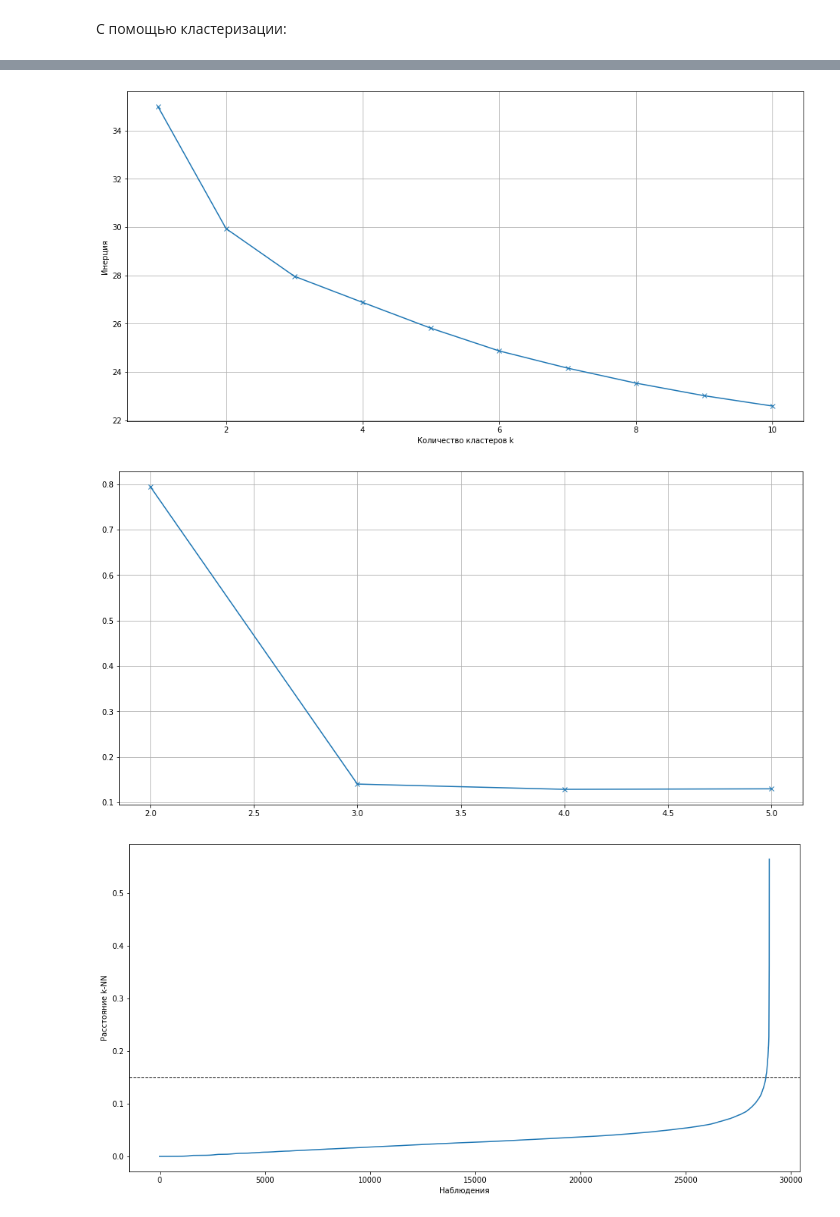
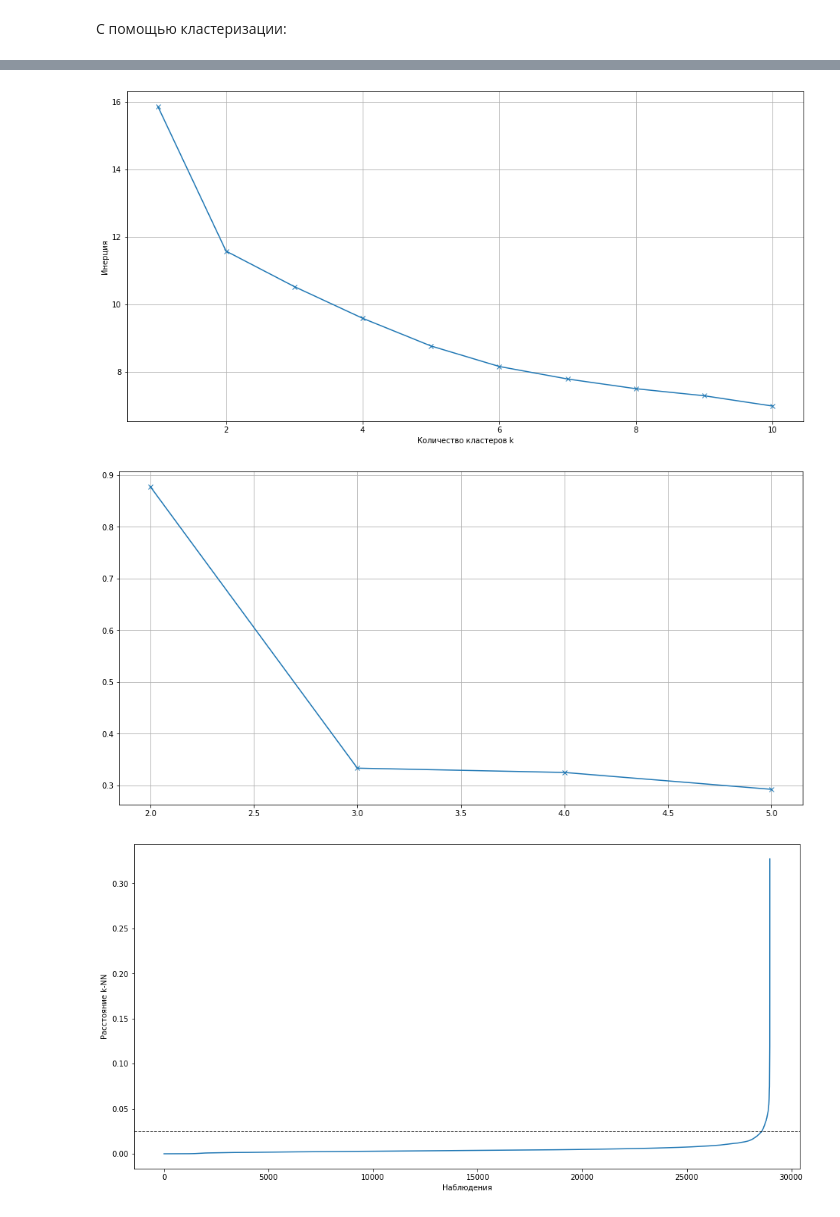
Before and after one commit to rpurei/otus, a Jupyter notebook: prof-hw3/ml_prof_hw03.ipynb, the cells around one changed output, grey strips where cells are left out. Drawn from its saved outputs; the diff is of its cells as text; code cells hidden in the pictures.

```diff
--- a/prof-hw3/ml_prof_hw03.ipynb
+++ b/prof-hw3/ml_prof_hw03.ipynb
@@ -165,4 +169,5 @@ for feature_pair in df_corr_matrix.index:
         high_corr.append(feature_pair[0])
 high_corr = list(set(high_corr))
 print(f'Признаки, наиболее коррелированные с признаком "Class": {high_corr}')
+high_corr = ['V17', 'V12', 'V10', 'V14']  # !!!!!!!!!!!!!!!!!!!!
 # %% [output]
@@ -180,6 +185,9 @@ print(f'Признаки, наиболее коррелированные с п
 # plt.show()
 # %%
 # high_corr.append('Class')
-high_corr_list = high_corr.copy()
-df_high_corr = df[high_corr_list]
+# high_corr_list = high_corr.copy()
+df_high_corr = df[high_corr]
+high_corr_class = high_corr.copy()
+high_corr_class.append('Class')
+df_high_corr_class = df[high_corr_class]
 # %%
@@ -360,22 +351,22 @@ df_normalized
 # %%
 elbow_checker(KMeans, df_normalized)
 # %% [output]
-[figure, old version]
+[figure, new version]
 # %%
 silhouette_checker(KMeans, df_normalized)
 # %% [output]
-[figure, old version]
+[figure, new version]
 # %%
 nbrs = NearestNeighbors(n_neighbors=df_normalized.shape[1] + 1).fit(df_normalized)  #.drop(columns=['Class'], axis=1)
 neigh_dist, neigh_ind = nbrs.kneighbors(df_normalized)  #.drop(columns=['Class'], axis=1)
 sort_neigh_dist = np.sort(neigh_dist, axis=0)
 k_dist = sort_neigh_dist[:, 1]
 plt.figure(figsize=(16, 8))
 plt.plot(k_dist)
-plt.axhline(y=0.15, linewidth=1, linestyle='dashed', color='k')
+plt.axhline(y=0.025, linewidth=1, linestyle='dashed', color='k')
 plt.ylabel("Расстояние k-NN")
 plt.xlabel("Наблюдения")
 plt.show()
 # %% [output]
-[figure, old version]
+[figure, new version]
 # %%
```
Also changed, not shown: parts of 36 cells of this notebook.
